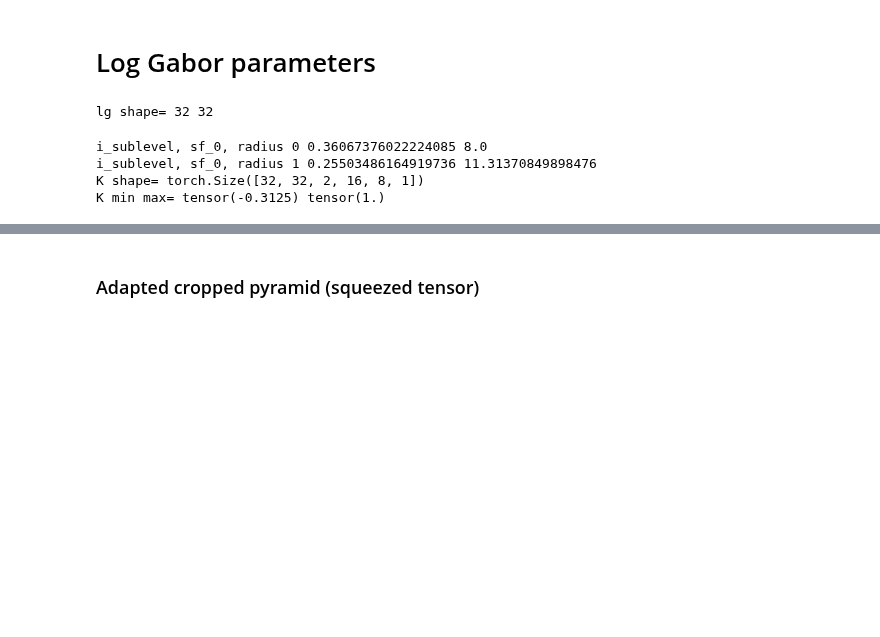
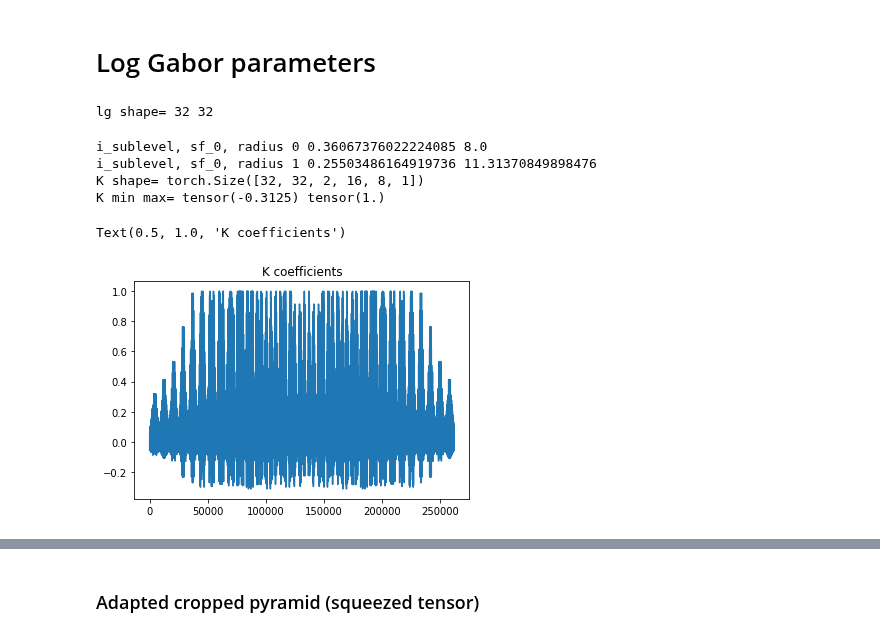
Before and after one commit to dabane-ghassan/int-lab-book, a Jupyter notebook: src/stn_128x128-POLO-tests.ipynb, the cells around one changed output, grey strips where cells are left out. Drawn from its saved outputs; the diff is of its cells as text; code cells hidden in the pictures; blank space fills up the shorter version.

```diff
--- a/src/stn_128x128-POLO-tests.ipynb
+++ b/src/stn_128x128-POLO-tests.ipynb
@@ -80,16 +82,21 @@ lg shape= 32 32
 # %%
 K = get_K(width=width,
           n_sublevel = n_sublevel,
           n_azimuth = n_azimuth,
           n_theta = n_theta,
           n_phase = n_phase,
           r_min = r_min,
           r_max = r_max,
           log_density_ratio = 2,
           verbose=True,
           lg=lg)
+
+plt.plot(K.flatten())
+plt.title('K coefficients')
 # %% [output]
 i_sublevel, sf_0, radius 0 0.36067376022224085 8.0
 i_sublevel, sf_0, radius 1 0.25503486164919736 11.31370849898476
 K shape= torch.Size([32, 32, 2, 16, 8, 1])
 K min max= tensor(-0.3125) tensor(1.)
+Text(0.5, 1.0, 'K coefficients')
+[figure, added]
```
Also changed, not shown: parts of 24 cells of this notebook.
